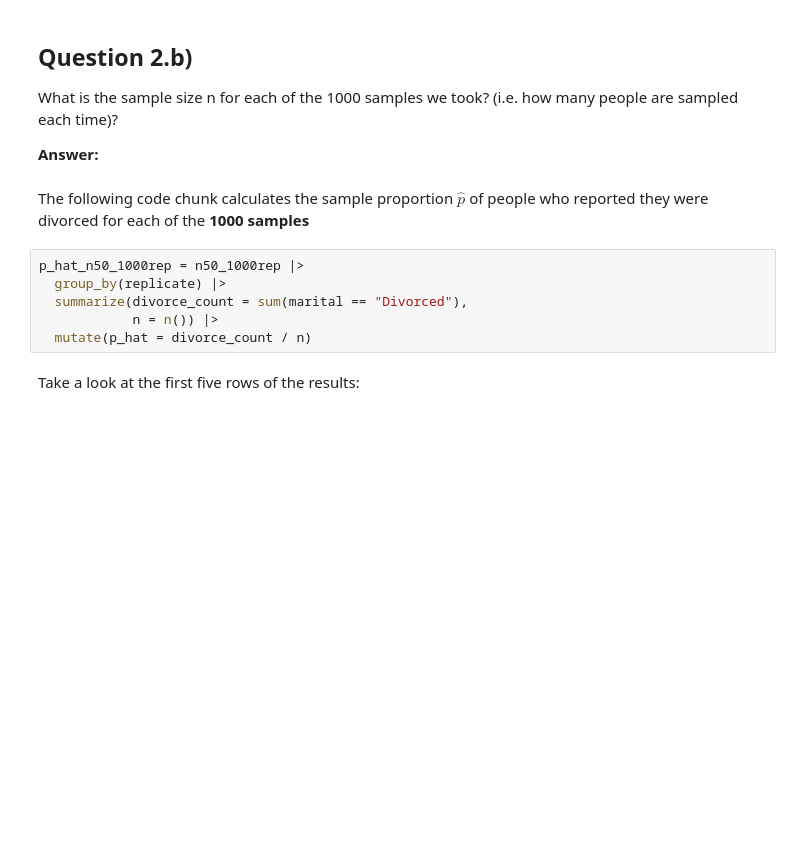
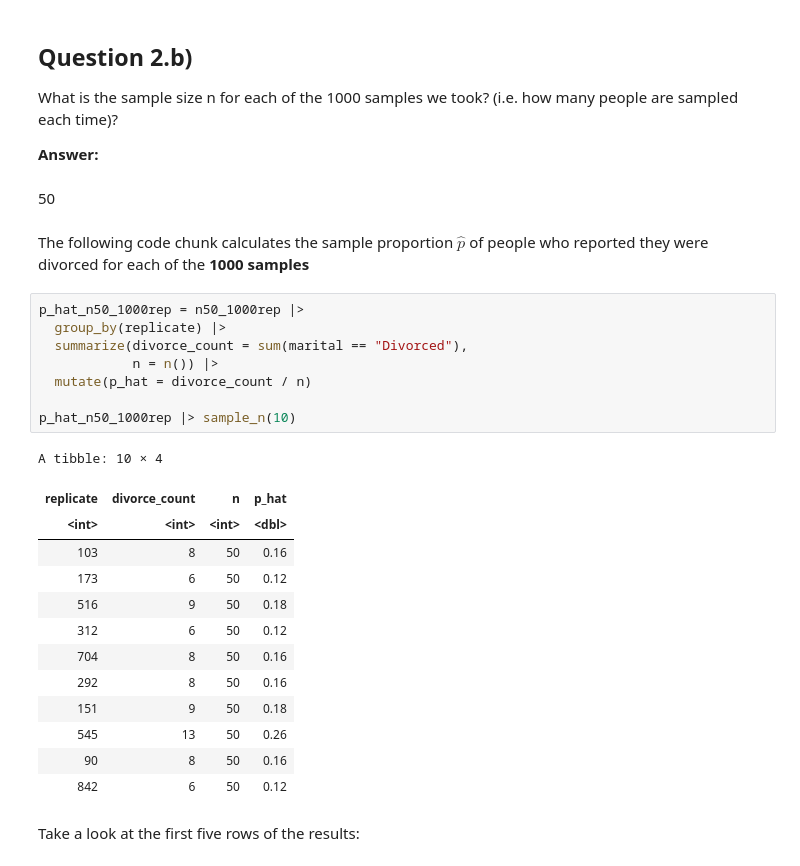
Before and after one commit to UNC-DATA-730/unit-7-assignment-setiadha-unc, a Jupyter notebook: agungsetiadha-assignment7.ipynb, the cells around one changed output. Saved outputs shown, nothing was run; the diff lists cells and outputs as text; blank space fills up the shorter version.

```diff
--- a/agungsetiadha-assignment7.ipynb
+++ b/agungsetiadha-assignment7.ipynb
@@ -288,15 +285,33 @@ What is the sample size n for each of the 1000 samples we took?
 (i.e. how many people are sampled each time)?
 
 **Answer:**
+# %% [markdown]
+50
 # %% [markdown]
 The following code chunk calculates the sample proportion $\hat{p}$ of
 people who reported they were divorced for each of the **1000 samples**
 # %%
 p_hat_n50_1000rep = n50_1000rep |>
   group_by(replicate) |>
   summarize(divorce_count = sum(marital == "Divorced"),
             n = n()) |>
   mutate(p_hat = divorce_count / n)
+
+p_hat_n50_1000rep |> sample_n(10)
+# %% [output]
+A tibble: 10 × 4
+| replicate | divorce_count | n | p_hat |
+| <int> | <int> | <int> | <dbl> |
+| 103 | 8 | 50 | 0.16 |
+| 173 | 6 | 50 | 0.12 |
+| 516 | 9 | 50 | 0.18 |
+| 312 | 6 | 50 | 0.12 |
+| 704 | 8 | 50 | 0.16 |
+| 292 | 8 | 50 | 0.16 |
+| 151 | 9 | 50 | 0.18 |
+| 545 | 13 | 50 | 0.26 |
+| 90 | 8 | 50 | 0.16 |
+| 842 | 6 | 50 | 0.12 |
 # %% [markdown]
 Take a look at the first five rows of the results:
 # %%
```
Also changed, not shown: parts of 27 cells of this notebook.
